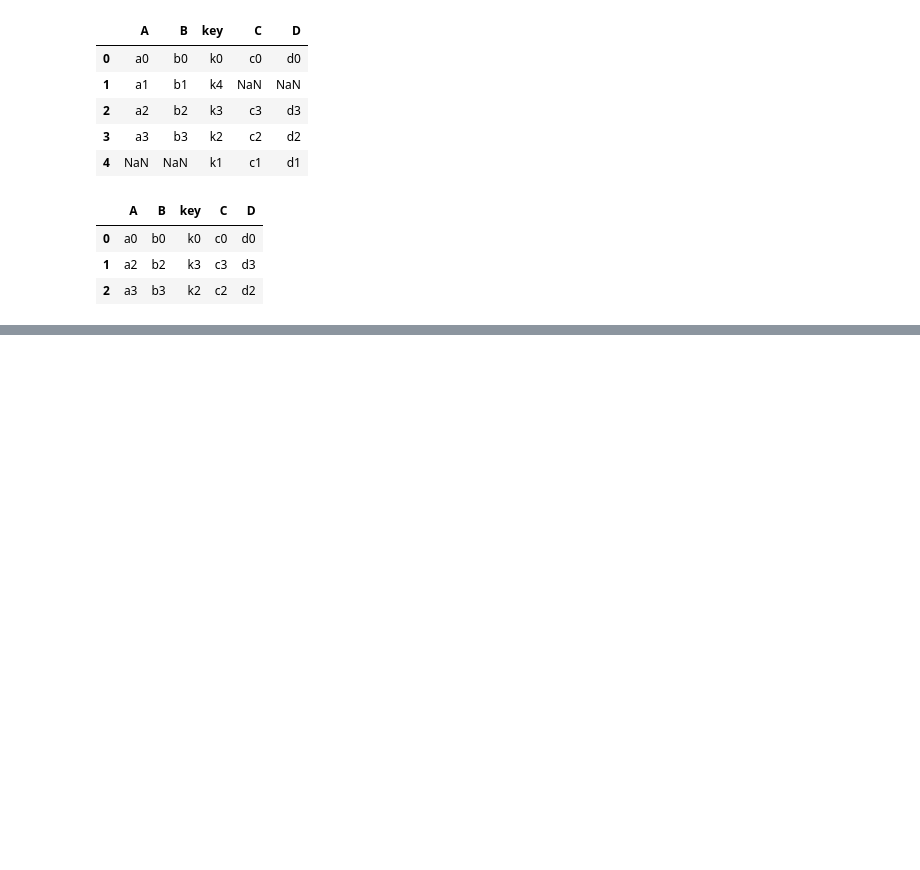
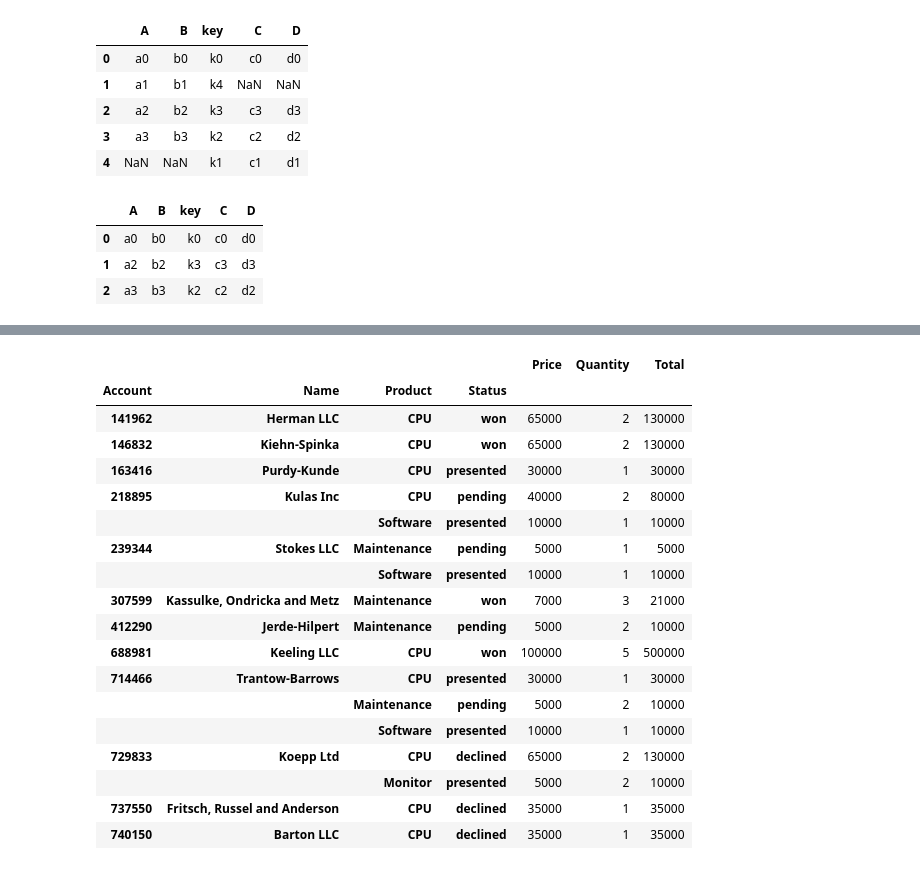
Before and after one commit to theo-kyubong/daily, a Jupyter notebook: Python/Pandas-and-Numpy/pandas-and-numpy.ipynb, the cells around one changed output, grey strips where cells are left out. Cells and saved outputs as stored; diff of their text form; code cells hidden in the pictures; blank space fills up the shorter version.

```diff
--- a/Python/Pandas-and-Numpy/pandas-and-numpy.ipynb
+++ b/Python/Pandas-and-Numpy/pandas-and-numpy.ipynb
@@ -670,0 +830,2 @@ pd.merge(left, right, how = 'inner', on = 'key')
+# %%
+test = pd.pivot_table(df, index = ['Account','Name', 'Product', 'Status'], values = ['Price', 'Quantity'])
@@ -670,0 +854,24 @@ pd.merge(left, right, how = 'inner', on = 'key')
+# %%
+test['Total'] = test['Price'] * test['Quantity']
+# %%
+test
+# %% [output]
+|  |  |  |  | Price | Quantity | Total |
+| Account | Name | Product | Status |  |  |  |
+| 141962 | Herman LLC | CPU | won | 65000 | 2 | 130000 |
+| 146832 | Kiehn-Spinka | CPU | won | 65000 | 2 | 130000 |
+| 163416 | Purdy-Kunde | CPU | presented | 30000 | 1 | 30000 |
+| 218895 | Kulas Inc | CPU | pending | 40000 | 2 | 80000 |
+|  |  | Software | presented | 10000 | 1 | 10000 |
+| 239344 | Stokes LLC | Maintenance | pending | 5000 | 1 | 5000 |
+|  |  | Software | presented | 10000 | 1 | 10000 |
+| 307599 | Kassulke, Ondricka and Metz | Maintenance | won | 7000 | 3 | 21000 |
+| 412290 | Jerde-Hilpert | Maintenance | pending | 5000 | 2 | 10000 |
+| 688981 | Keeling LLC | CPU | won | 100000 | 5 | 500000 |
+| 714466 | Trantow-Barrows | CPU | presented | 30000 | 1 | 30000 |
+|  |  | Maintenance | pending | 5000 | 2 | 10000 |
+|  |  | Software | presented | 10000 | 1 | 10000 |
+| 729833 | Koepp Ltd | CPU | declined | 65000 | 2 | 130000 |
+|  |  | Monitor | presented | 5000 | 2 | 10000 |
+| 737550 | Fritsch, Russel and Anderson | CPU | declined | 35000 | 1 | 35000 |
+| 740150 | Barton LLC | CPU | declined | 35000 | 1 | 35000 |
```
Also changed, not shown: parts of 25 cells of this notebook.
